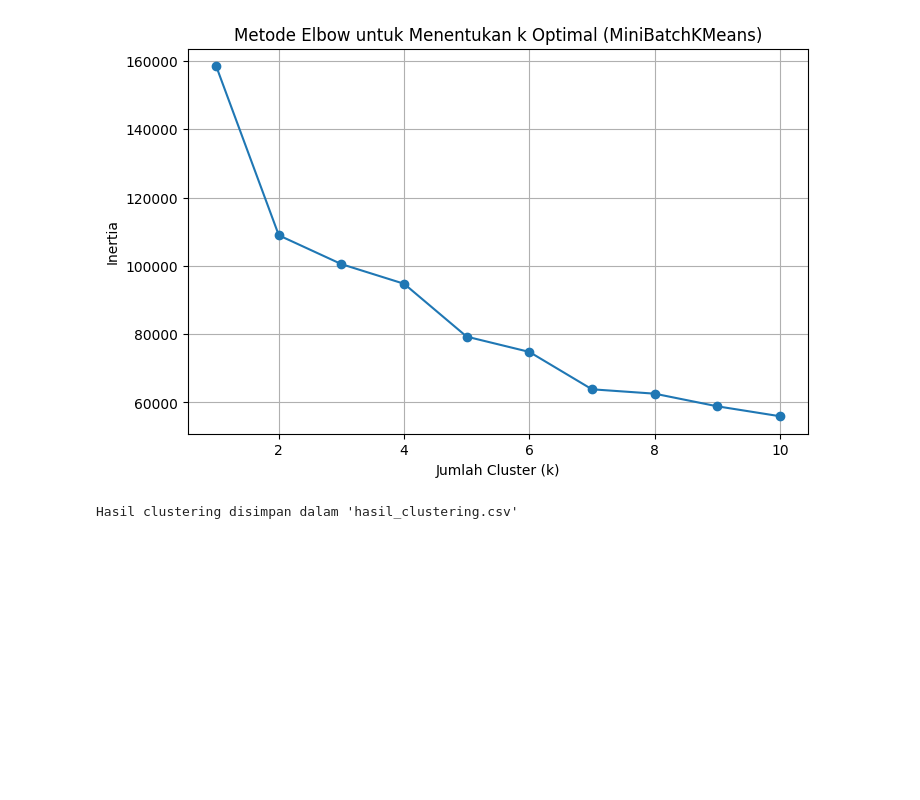
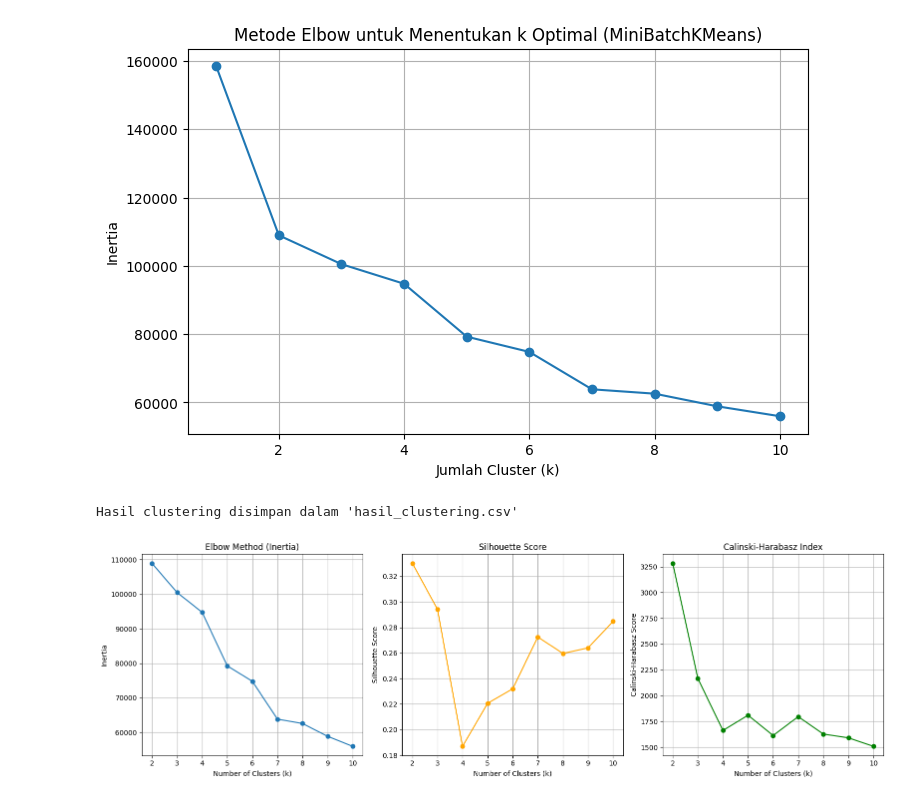
Before and after one commit to Dusein/MachineLearningTask, a Jupyter notebook: 6WeekTask/Clustering_Model_For_Hasil_Clustering.ipynb, the cells around one changed output. Cells and saved outputs as stored; diff of their text form; code cells hidden in the pictures; blank space fills up the shorter version.

```diff
--- a/6WeekTask/Clustering_Model_For_Hasil_Clustering.ipynb
+++ b/6WeekTask/Clustering_Model_For_Hasil_Clustering.ipynb
@@ -49,3 +49,66 @@ print("Hasil clustering disimpan dalam 'hasil_clustering.csv'")
 # %% [output]
 [figure]
 Hasil clustering disimpan dalam 'hasil_clustering.csv'
+# %%
+# Import library yang diperlukan
+import pandas as pd  # Untuk manipulasi data
+import matplotlib.pyplot as plt  # Untuk visualisasi data
+from sklearn.preprocessing import StandardScaler  # Untuk standarisasi fitur
+from sklearn.cluster import MiniBatchKMeans  # Algoritma clustering MiniBatchKMeans
+from sklearn.metrics import silhouette_score  # Metode evaluasi Silhouette Score
+from sklearn.metrics import calinski_harabasz_score  # Metode evaluasi Calinski-Harabasz Index
+
+# Load dataset dari file CSV
+data = pd.read_csv(file_path)  # Membaca dataset dari file yang diunggah
+
+# Standarisasi data
+scaler = StandardScaler()  # Inisialisasi StandardScaler untuk normalisasi data
+data_scaled = scaler.fit_transform(data)  # Data diubah menjadi skala standar
+
+# Inisialisasi variabel untuk menyimpan metrik evaluasi
+inertia = []  # Menyimpan nilai inertia (jumlah kesalahan kuadrat dalam cluster)
+silhouette_scores = []  # Menyimpan nilai silhouette score untuk setiap k
+calinski_harabasz_scores = []  # Menyimpan nilai Calinski-Harabasz Index
+k_range = range(2, 11)  # Rentang jumlah cluster yang diuji (k mulai dari 2)
+
+# Evaluasi clustering untuk setiap jumlah cluster k
+for k in k_range:
+    mini_kmeans = MiniBatchKMeans(n_clusters=k, random_state=42, batch_size=100)  # Inisialisasi MiniBatchKMeans dengan k cluster
+    cluster_labels = mini_kmeans.fit_predict(data_scaled)  # Melakukan clustering dan mendapatkan label cluster
+
+    # Merekam nilai metrik evaluasi
+    inertia.append(mini_kmeans.inertia_)  # Menyimpan nilai inertia
+    silhouette_scores.append(silhouette_score(data_scaled, cluster_labels))  # Menyimpan nilai silhouette score
+    calinski_harabasz_scores.append(calinski_harabasz_score(data_scaled, cluster_labels))  # Menyimpan nilai Calinski-Harabasz Index
+
+# Visualisasi metrik evaluasi
+plt.figure(figsize=(16, 5))  # Membuat figure dengan ukuran 16x5
+
+# Metode Elbow (Inertia)
+plt.subplot(1, 3, 1)  # Membuat subplot pertama untuk Elbow Method
+plt.plot(k_range, inertia, marker='o')  # Plot k vs inertia
+plt.title('Elbow Method (Inertia)')  # Judul grafik
+plt.xlabel('Number of Clusters (k)')  # Label sumbu x
+plt.ylabel('Inertia')  # Label sumbu y
+plt.grid(True)  # Menambahkan grid ke grafik
+
+# Silhouette Score
+plt.subplot(1, 3, 2)  # Membuat subplot kedua untuk Silhouette Score
+plt.plot(k_range, silhouette_scores, marker='o', color='orange')  # Plot k vs silhouette score
+plt.title('Silhouette Score')  # Judul grafik
+plt.xlabel('Number of Clusters (k)')  # Label sumbu x
+plt.ylabel('Silhouette Score')  # Label sumbu y
+plt.grid(True)  # Menambahkan grid ke grafik
+
+# Calinski-Harabasz Index
+plt.subplot(1, 3, 3)  # Membuat subplot ketiga untuk Calinski-Harabasz Index
+plt.plot(k_range, calinski_harabasz_scores, marker='o', color='green')  # Plot k vs Calinski-Harabasz Index
+plt.title('Calinski-Harabasz Index')  # Judul grafik
+plt.xlabel('Number of Clusters (k)')  # Label sumbu x
+plt.ylabel('Calinski-Harabasz Score')  # Label sumbu y
+plt.grid(True)  # Menambahkan grid ke grafik
+
+plt.tight_layout()  # Menyesuaikan layout agar tidak saling tumpang tindih
+plt.show()  # Menampilkan semua grafik
+# %% [output]
+[figure, added]
```
Also changed, not shown: parts of 1 cell of this notebook.
